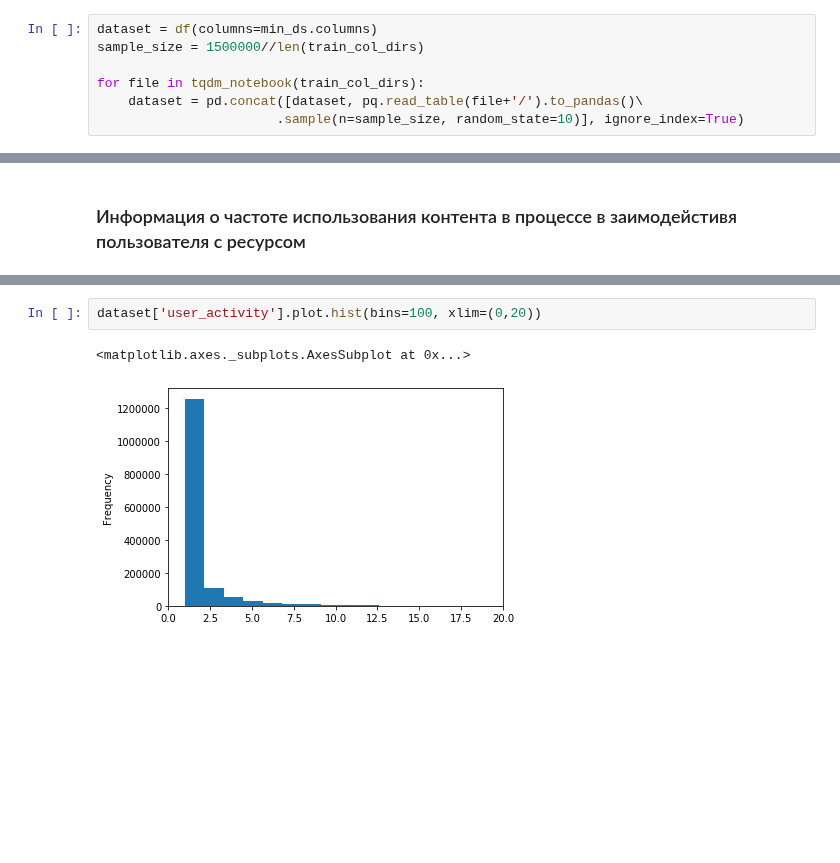
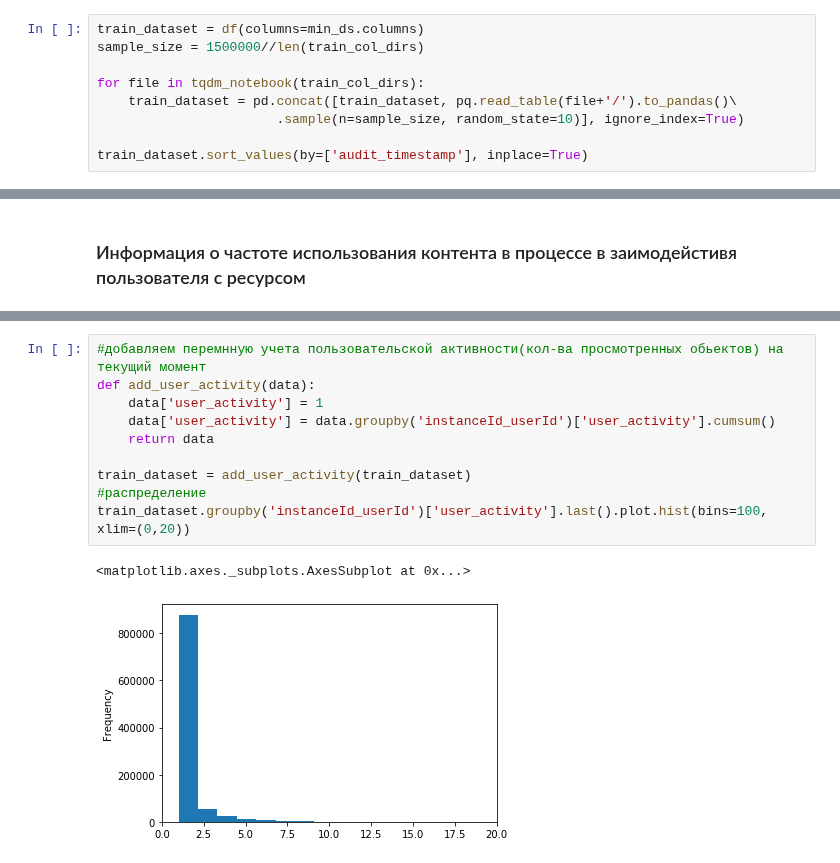
Before and after one commit to MLDPEngineer/User-behaviour-clasification, a Jupyter notebook: Create Dataset.ipynb, the cells around one changed output, grey strips where cells are left out. Drawn from its saved outputs; the diff is of its cells as text; blank space fills up the shorter version.

Commit message:
+ sort by audit_timestamp

```diff
--- a/Create Dataset.ipynb
+++ b/Create Dataset.ipynb
@@ -302,10 +286,12 @@ weekdays = None
 - Использовать весь датасет для обучения не рентабельно, поэтому просемплируем рандомно небольшую выборку размером с 1,5 млн записей
 # %%
-dataset = df(columns=min_ds.columns)
+train_dataset = df(columns=min_ds.columns)
 sample_size = 1500000//len(train_col_dirs)
 
 for file in tqdm_notebook(train_col_dirs):
-    dataset = pd.concat([dataset, pq.read_table(file+'/').to_pandas()\
+    train_dataset = pd.concat([train_dataset, pq.read_table(file+'/').to_pandas()\
                        .sample(n=sample_size, random_state=10)], ignore_index=True)
+
+train_dataset.sort_values(by=['audit_timestamp'], inplace=True)
 # %% [output]
 [interactive output not drawn]
@@ -327,5 +306,13 @@ Wall time: 5.49 s
-# %%
-dataset['user_activity'].plot.hist(bins=100, xlim=(0,20))
-# %% [output]
-<matplotlib.axes._subplots.AxesSubplot at 0x...>
-[figure, removed]
+# %%
+#добавляем перемнную учета пользовательской активности(кол-ва просмотренных обьектов) на текущий момент
+def add_user_activity(data):
+    data['user_activity'] = 1
+    data['user_activity'] = data.groupby('instanceId_userId')['user_activity'].cumsum()
+    return data
+
+train_dataset = add_user_activity(train_dataset)
+#распределение
+train_dataset.groupby('instanceId_userId')['user_activity'].last().plot.hist(bins=100, xlim=(0,20))
+# %% [output]
+<matplotlib.axes._subplots.AxesSubplot at 0x...>
+[figure, added]
```
Also changed, not shown: parts of 27 cells of this notebook.
